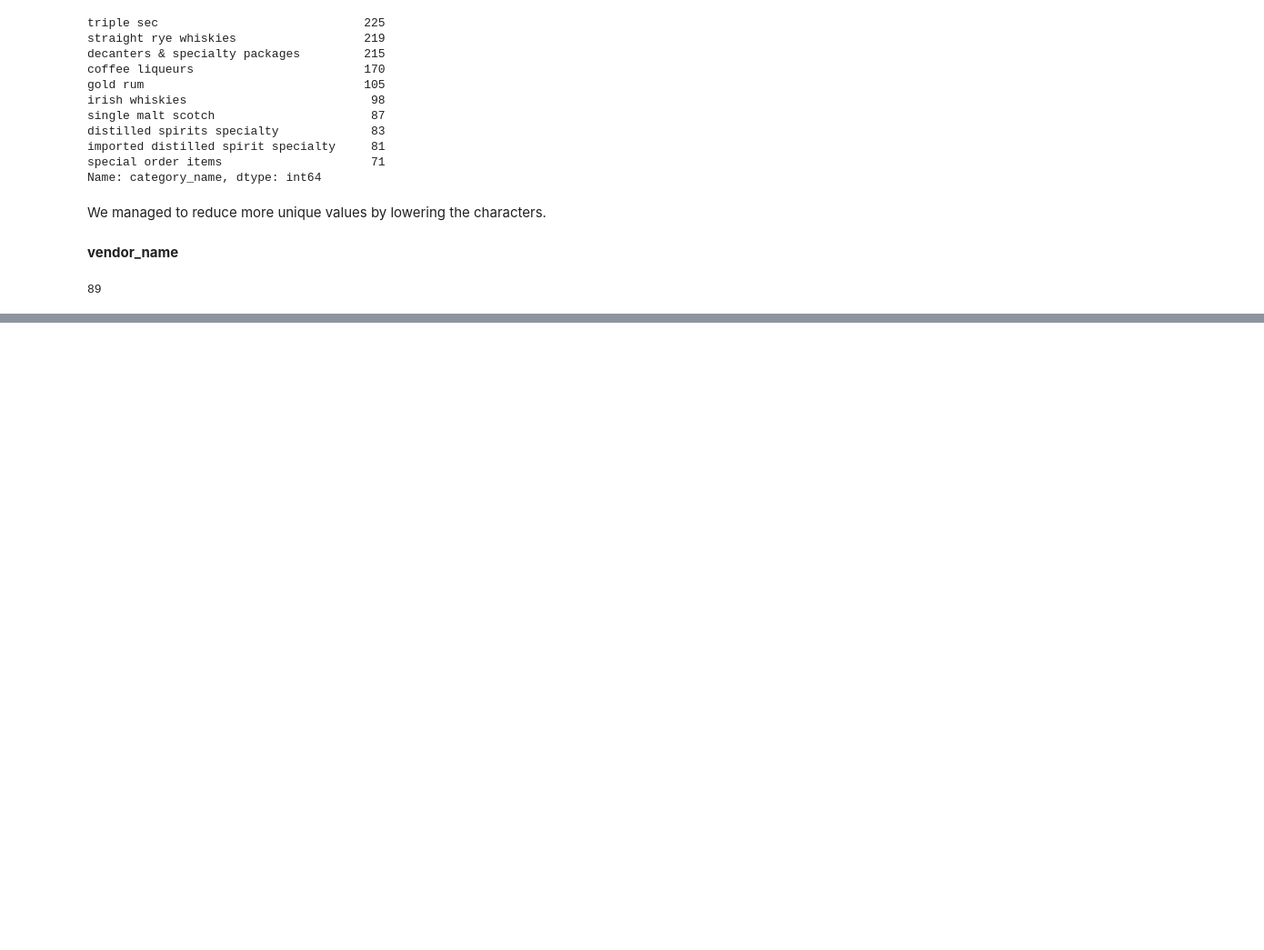
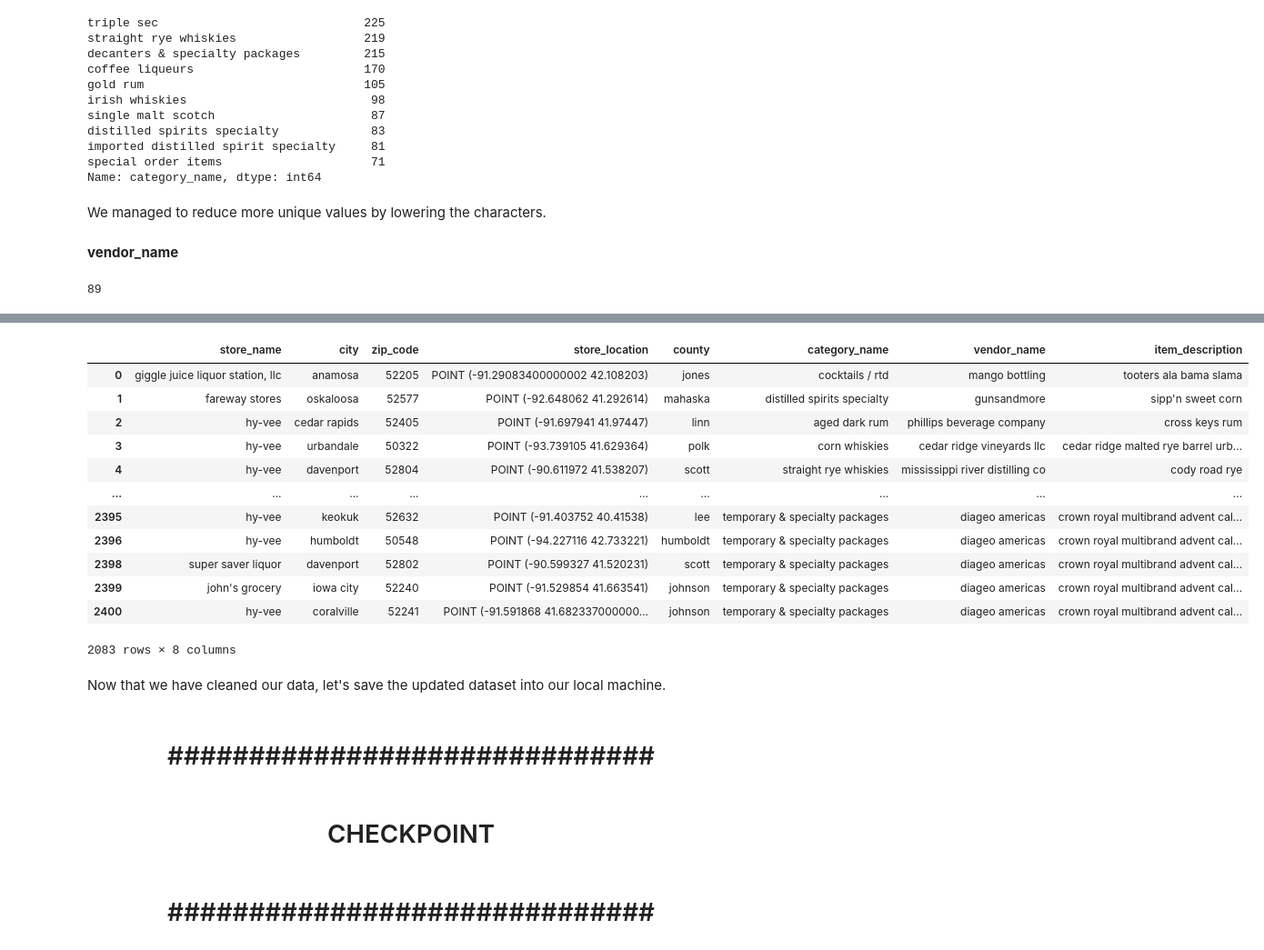
Before and after one commit to jafar-shodiq/mlearning-proj, a Jupyter notebook: project/exploring-iowa-liquor-sales/sales.ipynb, the cells around one changed output, grey strips where cells are left out. Shown: that part at 91% size. Drawn from its saved outputs; the diff is of its cells as text; code cells hidden in the pictures; blank space fills up the shorter version.

```diff
--- a/project/exploring-iowa-liquor-sales/sales.ipynb
+++ b/project/exploring-iowa-liquor-sales/sales.ipynb
@@ -1433,0 +1436,21 @@ Name: vendor_name, dtype: int64
+# %%
+df2['vendor_name'].loc[df2.vendor_name.str.contains('luxco')] = 'luxco inc'
+df2['vendor_name'].loc[df2.vendor_name.str.contains('pernod ricard usa')] = 'pernod ricard usa'
+df2['vendor_name'].loc[df2.vendor_name.str.contains('gunsandmore')] = 'gunsandmore'
+df2['vendor_name'].loc[df2.vendor_name.str.contains('mccormick distilling')] = 'mccormick distilling co'
+df2['vendor_name'].loc[df2.vendor_name.str.contains('sazerac')] = 'sazerac company  inc'
+df2['vendor_name'].loc[df2.vendor_name.str.contains('mississippi river')] = 'mississippi river distilling co'
+df2['vendor_name'].loc[df2.vendor_name.str.contains('phillips beverage')] = 'phillips beverage company'
+df2['vendor_name'].loc[df2.vendor_name.str.contains('constellation')] = 'constellation wine company'
+df2['vendor_name'].loc[df2.vendor_name.str.contains('william grant')] = 'william grant & sons inc'
+df2['vendor_name'].loc[df2.vendor_name.str.contains('cedar ridge vineyards')] = 'cedar ridge vineyards llc'
+df2['vendor_name'].loc[df2.vendor_name.str.contains('prestige wine')] = 'prestige wine & spirits group'
+df2['vendor_name'].loc[df2.vendor_name.str.contains('ole smoky')] = 'ole smoky distillery'
+df2['vendor_name'].loc[df2.vendor_name.str.contains('laird')] = 'laird & company'
+df2['vendor_name'].loc[df2.vendor_name.str.contains('gallo winery')] = 'e & j gallo winery'
+df2['vendor_name'].loc[df2.vendor_name.str.contains('s&b farms')] = 's&b farms distillery'
+df2['vendor_name'].loc[df2.vendor_name.str.contains('fifth generation')] = 'fifth generation inc'
+df2['vendor_name'].loc[df2.vendor_name.str.contains('yahara bay distillers')] = 'yahara bay distillers inc'
+df2['vendor_name'].loc[df2.vendor_name.str.contains('bacardi')] = 'bacardi usa inc'
+df2['vendor_name'].loc[df2.vendor_name.str.contains('forman')] = 'brown-forman corporation'
+df2['vendor_name'].loc[df2.vendor_name.str.contains('dunkel corporation')] = 'dunkel corporation'
@@ -1433,0 +1490,2 @@ Name: vendor_name, dtype: int64
+# %%
+df2['item_description'] = df2['item_description'].str.lower()
@@ -1433,0 +1556,18 @@ Name: vendor_name, dtype: int64
+# %%
+df2[['store_name', 'city', 'zip_code', 'store_location', 'county', 'category_name', 'vendor_name', 'item_description']]
+# %% [output]
+|  | store_name | city | zip_code | store_location | county | category_name | vendor_name | item_description |
+| 0 | giggle juice liquor station, llc | anamosa | 52205 | POINT (-91.29083400000002 42.108203) | jones | cocktails / rtd | mango bottling | tooters ala bama slama |
+| 1 | fareway stores | oskaloosa | 52577 | POINT (-92.648062 41.292614) | mahaska | distilled spirits specialty | gunsandmore | sipp'n sweet corn |
+| 2 | hy-vee | cedar rapids | 52405 | POINT (-91.697941 41.97447) | linn | aged dark rum | phillips beverage company | cross keys rum |
+| 3 | hy-vee | urbandale | 50322 | POINT (-93.739105 41.629364) | polk | corn whiskies | cedar ridge vineyards llc | cedar ridge malted rye barrel urb... |
+| 4 | hy-vee | davenport | 52804 | POINT (-90.611972 41.538207) | scott | straight rye whiskies | mississippi river distilling co | cody road rye |
+| ... | ... | ... | ... | ... | ... | ... | ... | ... |
+| 2395 | hy-vee | keokuk | 52632 | POINT (-91.403752 40.41538) | lee | temporary & specialty packages | diageo americas | crown royal multibrand advent cal... |
+| 2396 | hy-vee | humboldt | 50548 | POINT (-94.227116 42.733221) | humboldt | temporary & specialty packages | diageo americas | crown royal multibrand advent cal... |
+| 2398 | super saver liquor | davenport | 52802 | POINT (-90.599327 41.520231) | scott | temporary & specialty packages | diageo americas | crown royal multibrand advent cal... |
+| 2399 | john's grocery | iowa city | 52240 | POINT (-91.529854 41.663541) | johnson | temporary & specialty packages | diageo americas | crown royal multibrand advent cal... |
+| 2400 | hy-vee | coralville | 52241 | POINT (-91.591868 41.682337000000... | johnson | temporary & specialty packages | diageo americas | crown royal multibrand advent cal... |
+2083 rows × 8 columns
+# %% [markdown]
+Now that we have cleaned our data, let's save the updated dataset into our local machine.
@@ -1433,0 +1576,6 @@ Name: vendor_name, dtype: int64
+# %% [markdown]
+<h1><center>##############################</center></h1>
+# %% [markdown]
+<h1><center>CHECKPOINT</center></h1>
+# %% [markdown]
+<h1><center>##############################</center></h1>
```
Also changed, not shown: parts of 32 cells of this notebook, 2 other files.
